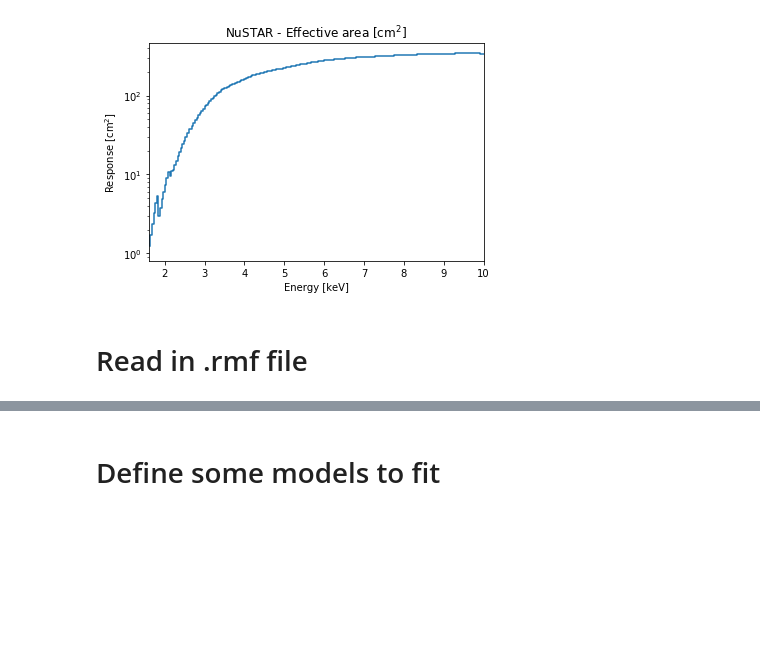
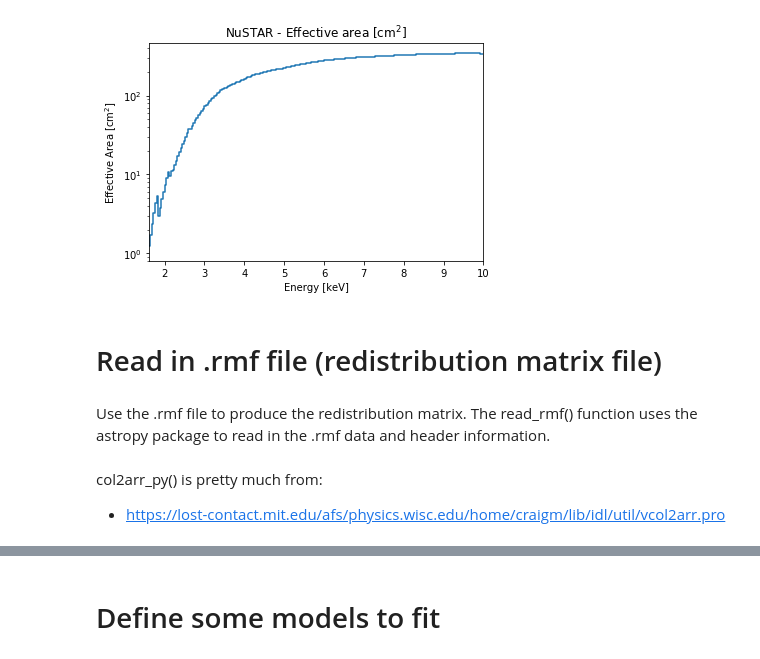
Before and after one commit to KriSun95/nustarFittingExample, a Jupyter notebook: nustarFittingExample/NuSTAR Spectrum.ipynb, the cells around one changed output, grey strips where cells are left out. Drawn from its saved outputs; the diff is of its cells as text; code cells hidden in the pictures; blank space fills up the shorter version.

```diff
--- a/nustarFittingExample/NuSTAR Spectrum.ipynb
+++ b/nustarFittingExample/NuSTAR Spectrum.ipynb
@@ -54,21 +78,27 @@ e_mid = (e_hi + e_lo)/2 ## same as channel above
 # %%
 fig = plt.figure()
 
 plt.plot(e_mid, eff_area,drawstyle='steps-mid')
 plt.xlim([1.6,10])
 plt.title('NuSTAR - Effective area [cm$^{2}$]')
-plt.ylabel('Response [cm$^{2}$]')
+plt.ylabel('Effective Area [cm$^{2}$]')
 plt.xlabel('Energy [keV]')
 plt.yscale('log')
 plt.show()
 # %% [output]
-[figure, old version]
+[figure, new version]
 # %% [markdown]
-# Read in .rmf file
+# Read in .rmf file (redistribution matrix file)
+# %% [markdown]
+Use the .rmf file to produce the redistribution matrix. The read_rmf() function uses the astropy package to read in the .rmf data and header information.
 # %%
 d_rmf = 'spectralData/'
 f_rmf = 'nu80415201001A06_chu2_S_cl_grade0_sr.rmf'
 e_lo, e_hi, ngrp, fchan, nchan, matrix = nu_spec.read_rmf(d_rmf+f_rmf)
+# %% [markdown]
+col2arr_py() is pretty much from:
+
+- https://lost-contact.mit.edu/afs/physics.wisc.edu/home/craigm/lib/idl/util/vcol2arr.pro
 # %%
 fchan_array = nu_spec.col2arr_py(fchan)
 nchan_array = nu_spec.col2arr_py(nchan)
```
Also changed, not shown: parts of 25 cells of this notebook, 14 other files.
